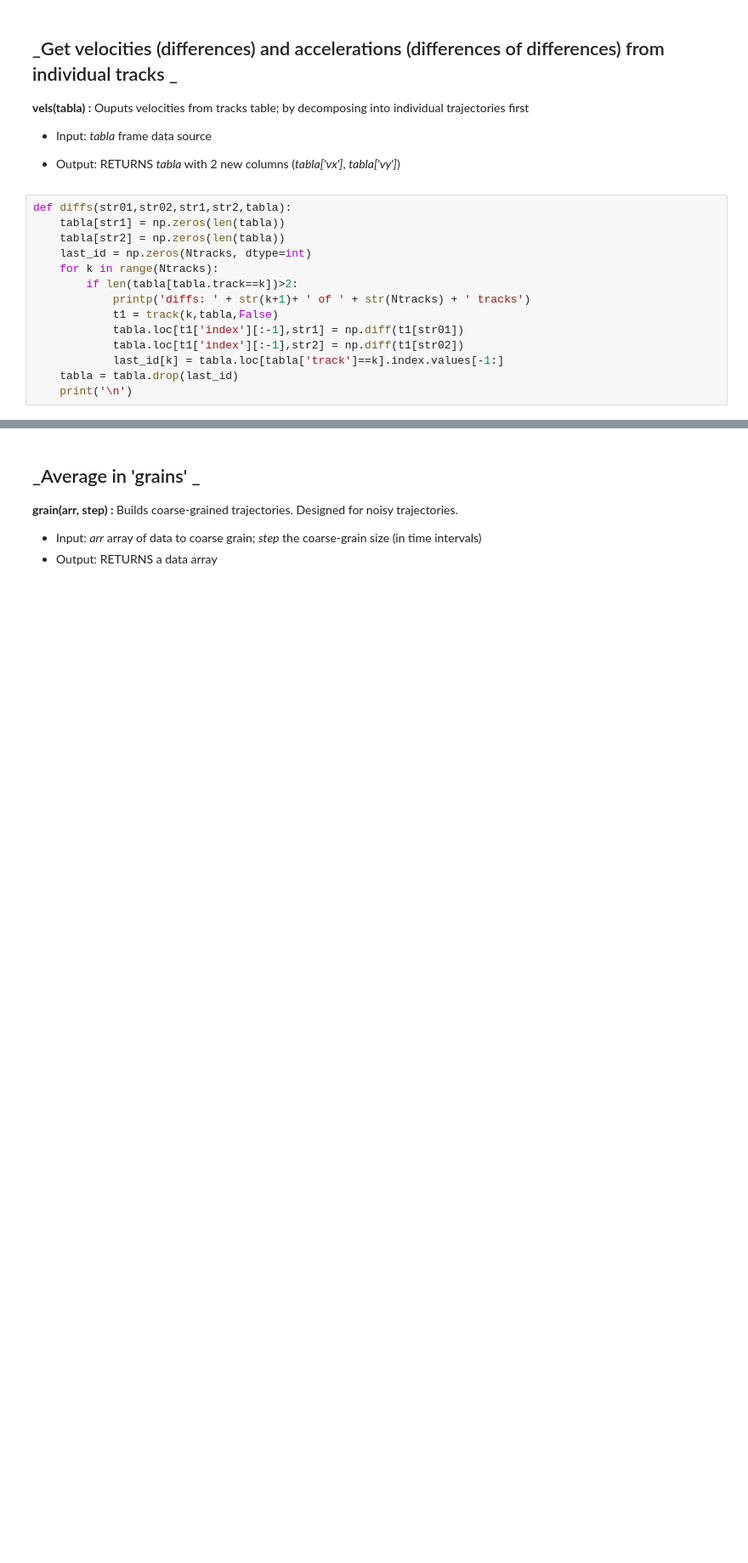
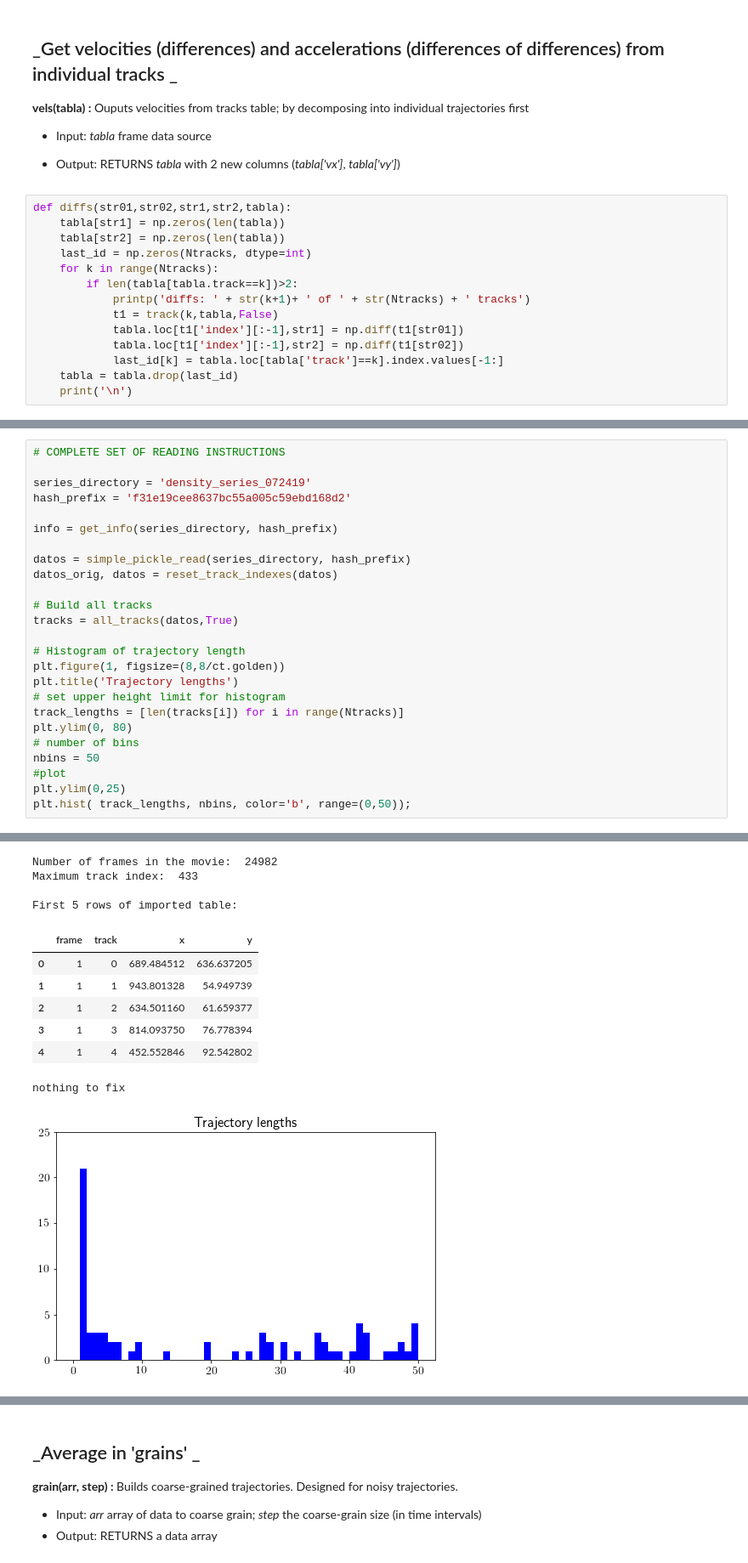
Before and after one commit to fvegar/Tracks, a Jupyter notebook: tracks_processing.ipynb, the cells around one changed output, grey strips where cells are left out. Shown at 85% size. Drawn from its saved outputs; the diff is of its cells as text; blank space fills up the shorter version.

```diff
--- a/tracks_processing.ipynb
+++ b/tracks_processing.ipynb
@@ -318,0 +319,26 @@ def diffs(str01,str02,str1,str2,tabla):
+# %%
+# COMPLETE SET OF READING INSTRUCTIONS
+
+series_directory = 'density_series_072419'
+hash_prefix = 'f31e19cee8637bc55a005c59ebd168d2'
+
+info = get_info(series_directory, hash_prefix)
+
+datos = simple_pickle_read(series_directory, hash_prefix)
+datos_orig, datos = reset_track_indexes(datos)
+
+# Build all tracks
+tracks = all_tracks(datos,True)
+
+# Histogram of trajectory length
+plt.figure(1, figsize=(8,8/ct.golden))
+plt.title('Trajectory lengths')
+# set upper height limit for histogram
+track_lengths = [len(tracks[i]) for i in range(Ntracks)]
+plt.ylim(0, 80)
+# number of bins
+nbins = 50
+#plot
+plt.ylim(0,25)
+plt.hist( track_lengths, nbins, color='b', range=(0,50));
+# %% [output]
@@ -318,0 +362,12 @@ def diffs(str01,str02,str1,str2,tabla):
+Number of frames in the movie:  24982
+Maximum track index:  433
+
+First 5 rows of imported table:
+|  | frame | track | x | y |
+| 0 | 1 | 0 | 689.484512 | 636.637205 |
+| 1 | 1 | 1 | 943.801328 | 54.949739 |
+| 2 | 1 | 2 | 634.501160 | 61.659377 |
+| 3 | 1 | 3 | 814.093750 | 76.778394 |
+| 4 | 1 | 4 | 452.552846 | 92.542802 |
+nothing to fix
+[figure, added]
```
Also changed, not shown: parts of 20 cells of this notebook.
